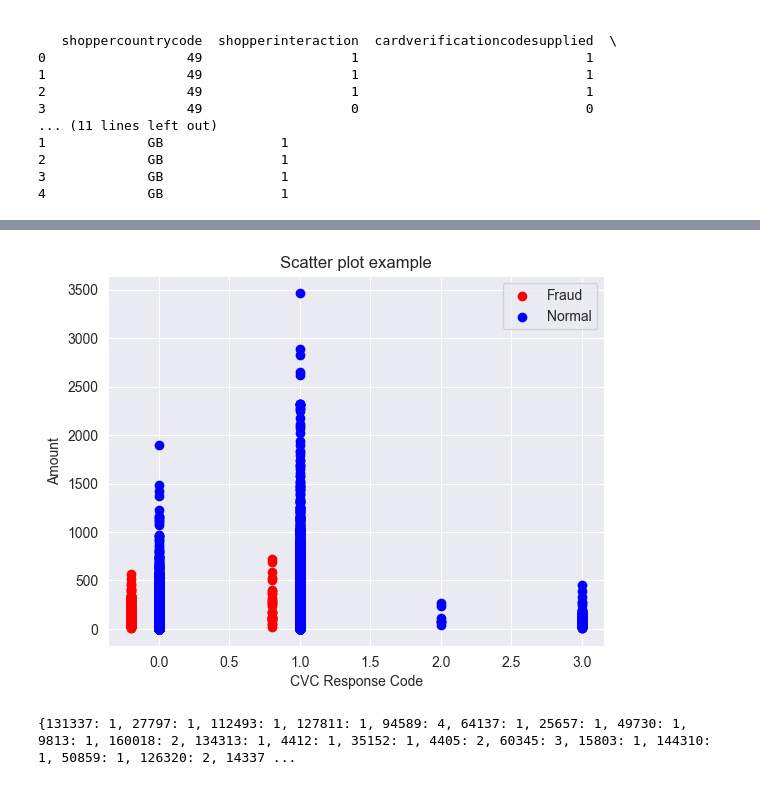
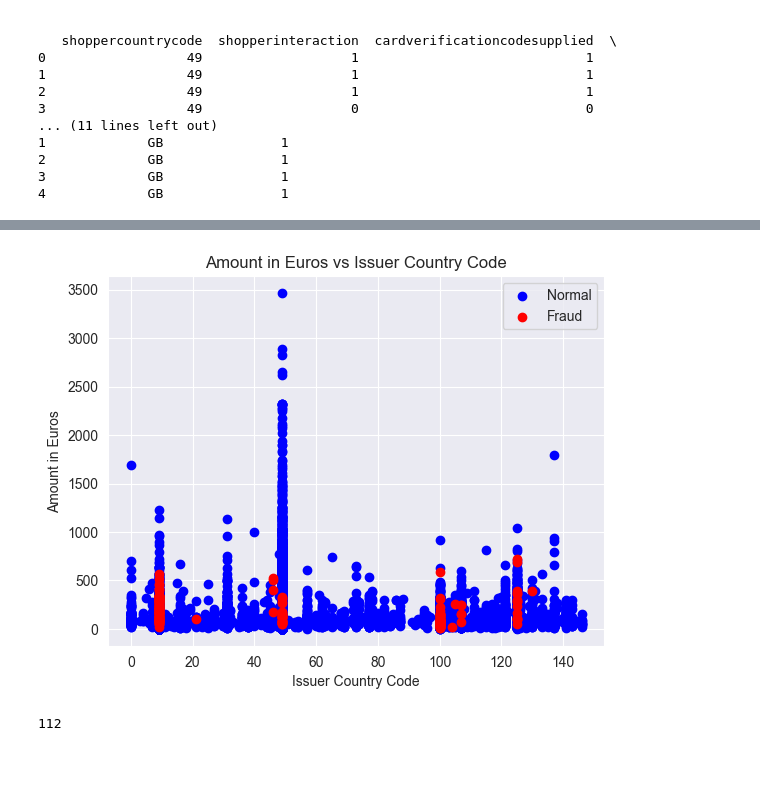
Before and after one commit to suhaib1769/CDA_Group42, a Jupyter notebook: Lab_1/W1_Visuals_Otte.ipynb, the cells around one changed output, grey strips where cells are left out. Cells and saved outputs as stored; diff of their text form; code cells hidden in the pictures.

Commit message:
added in the 3 graphs to the lab file

```diff
--- a/Lab_1/W1_Visuals_Otte.ipynb
+++ b/Lab_1/W1_Visuals_Otte.ipynb
@@ -200,42 +258,36 @@ print(df1.head())
 # %%
-cvc_response_code = []
-amount = []
+country_code = []
+amount_eur = []
 
-cvc_response_code_fraud = []
-amount_fraud = []
+country_code_fraud = []
+amount_eur_fraud = []
 
 for row in df1.values:
     if row[14] == 1:
-        cvc_response_code_fraud.append(row[9] - 0.2)
-        amount_fraud.append(row[4])
+        country_code_fraud.append(row[1])
+        amount_eur_fraud.append(row[15])
     else:
-        cvc_response_code.append(row[9])
-        amount.append(row[4])
+        country_code.append(row[1])
+        amount_eur.append(row[15])
+
 
 # Create a scatter plot with different markers/colors for the two groups
-plt.scatter(cvc_response_code_fraud, amount_fraud, color='red', label='Fraud')
-plt.scatter(cvc_response_code, amount, color='blue', label='Normal')
+plt.scatter(country_code, amount_eur, color='blue', label='Normal')
+plt.scatter(country_code_fraud, amount_eur_fraud, color='red', label='Fraud')
+
 
 # Add axis labels and a title
-plt.xlabel('CVC Response Code')
-plt.ylabel('Amount')
-plt.title('Scatter plot example')
+plt.xlabel('Issuer Country Code')
+plt.ylabel('Amount in Euros')
+plt.title('Amount in Euros vs Issuer Country Code')
 
 # Add a legend
 plt.legend()
 
 # Show the plot
 plt.show()
+
+print(len(np.unique(country_code)))
 # %% [output]
-[figure, old version]
+[figure, new version]
+112
-# %%
-fraud_per_account = {}
-
-for row in df1.query('label==1').values:
-    if not row[11] in fraud_per_account:
-        fraud_per_account[row[11]] = 0
-    fraud_per_account[row[11]] += 1
-
-print(fraud_per_account)
-# %% [output]
-{131337: 1, 27797: 1, 112493: 1, 127811: 1, 94589: 4, 64137: 1, 25657: 1, 49730: 1, 9813: 1, 160018: 2, 134313: 1, 4412: 1, 35152: 1, 4405: 2, 60345: 3, 15803: 1, 144310: 1, 50859: 1, 126320: 2, 14337 ...
```
Also changed, not shown: parts of 2 cells of this notebook.
